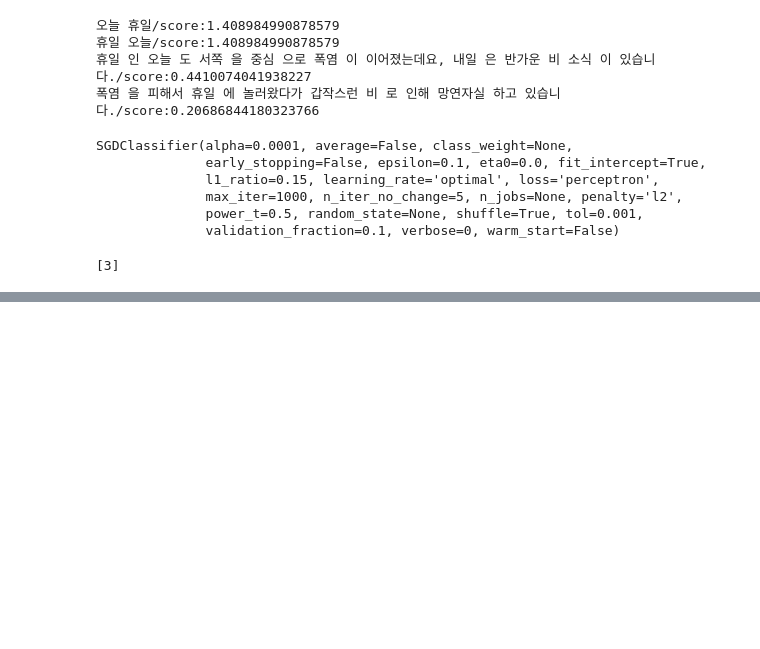
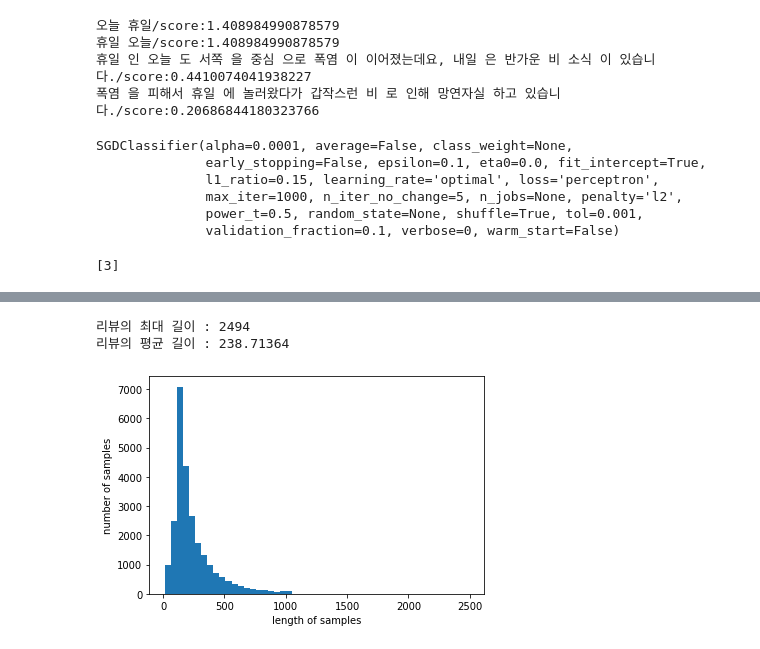
Before and after one commit to ys21-loka/Beek06, a Jupyter notebook: 자연어처리/2.07~NLP_basic.ipynb, the cells around one changed output, grey strips where cells are left out. Saved outputs shown, nothing was run; the diff lists cells and outputs as text; code cells hidden in the pictures; blank space fills up the shorter version.

```diff
--- a/자연어처리/2.07~NLP_basic.ipynb
+++ b/자연어처리/2.07~NLP_basic.ipynb
@@ -336,0 +346,2 @@ print(y_pred)
+# %%
+(X_train, y_train), (X_test, y_test) = imdb.load_data(num_words=10000)  # 단어 빈도수 상위 10000개 사용
@@ -336,0 +371,12 @@ print(y_pred)
+# %%
+print('리뷰의 최대 길이 : {}'.format(max(len(l) for l in X_train)))
+print('리뷰의 평균 길이 : {}'.format(sum(map(len, X_train))/len(X_train)))
+
+plt.hist([len(s) for s in X_train], bins=50)
+plt.xlabel('length of samples')
+plt.ylabel('number of samples')
+plt.show()
+# %% [output]
+리뷰의 최대 길이 : 2494
+리뷰의 평균 길이 : 238.71364
+[figure, added]
```
Also changed, not shown: parts of 74 cells of this notebook, 15 other files.
